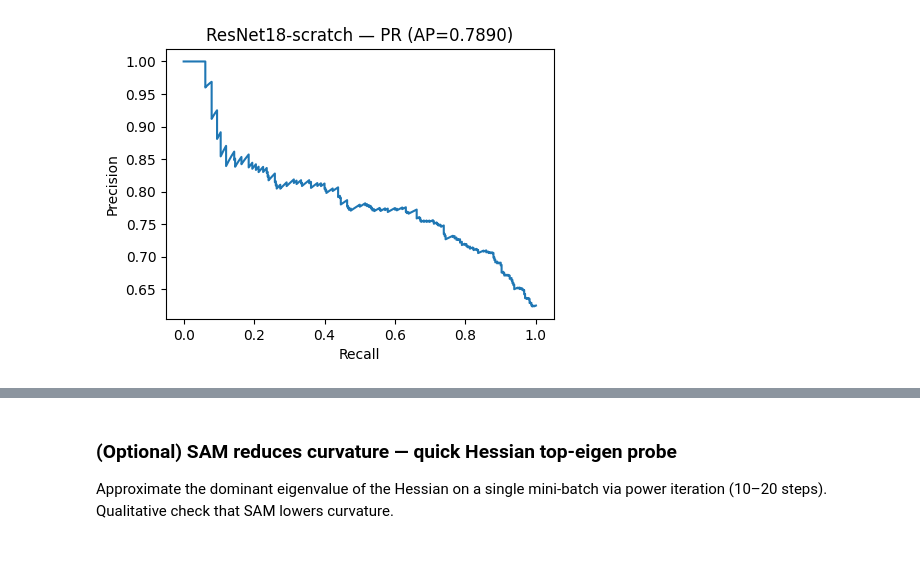
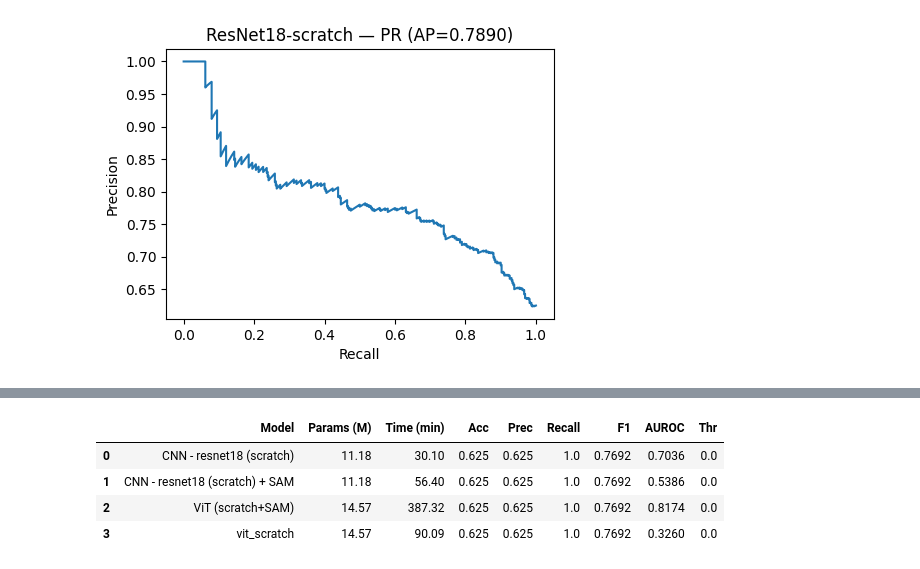
Before and after one commit to fouada/Deep-Learning-Project, a Jupyter notebook: notebooks/ViT_ResNet_SAM_Screening_Aligned.ipynb, the cells around one changed output, grey strips where cells are left out. Drawn from its saved outputs; the diff is of its cells as text; code cells hidden in the pictures.

```diff
--- a/notebooks/ViT_ResNet_SAM_Screening_Aligned.ipynb
+++ b/notebooks/ViT_ResNet_SAM_Screening_Aligned.ipynb
@@ -687,52 +748,31 @@ vit_scratch_sam_results = run_and_log(
 # %%
+# %% [code] {"id":"compare"}
+rows = []
+def add_row(name, res):
+    if res is None: return
+    r = res["summary@recall"]
+    rows.append({
+        "Model": name,
+        "Params (M)": round(res["params"]/1e6, 2),
+        "Time (min)": round(res["time_sec"]/60.0, 2),
+        "Acc": round(r["acc"], 4),
+        "Prec": round(r["precision"], 4),
+        "Recall": round(r["recall"], 4),
+        "F1": round(r["f1"], 4),
+        "AUROC": round(r["auroc"], 4),
+        "Thr": round(res["threshold"], 3)
+    })
 
-# === FINAL COMPARISON (robust) ===
-import pandas as pd
+add_row("CNN - resnet18 (scratch)", resnet18_scratch_results)
+add_row("CNN - resnet18 (scratch) + SAM", resnet18_scratch_sam_results)
+add_row("ViT (scratch+SAM)", vit_scratch_sam_results)
+add_row("vit_scratch", vit_scratch_results)
 
-def _pick(res):
-    if not isinstance(res, dict): return None
-    if "summary@recall" in res: return res["summary@recall"], res.get("threshold", 0.5), res.get("time_sec"), res.get("params")
-    if "summary@0.5" in res:    return res["summary@0.5"],    0.5,                        res.get("time_sec"), res.get("params")
-    keys = set(k.lower() for k in res.keys())
-    if {"acc","precision","recall","f1"}.issubset(keys): return res, res.get("thr", 0.5), res.get("time_sec"), res.get("params")
-    return None
-
-def _row(name, res):
-    p = _pick(res)
-    if not p: return None
-    summ, thr, time_sec, params = p
-    return {
-        "Model": name,
-        "Params (M)": round(params/1e6, 2) if isinstance(params, (int,float)) else None,
-        "Time (min)": round(time_sec/60, 2) if isinstance(time_sec, (int,float)) else None,
-        "Acc": round(float(summ["acc"]),4),
-        "Prec": round(float(summ["precision"]),4),
-        "Recall": round(float(summ["recall"]),4),
-        "F1": round(float(summ["f1"]),4),
-        "AUROC": round(float(summ.get("auroc", float("nan"))),4),
-        "Thr": round(float(thr),3)
-    }
-
-cands = [
-    ("ResNet18 (scratch)", globals().get("resnet18_scratch_results")),
-    ("ResNet18 (scratch + SAM)", globals().get("resnet18_scratch_sam_results")),
-    ("ViT-small (scratch)", globals().get("vit_scratch_results")),
-    ("ViT-small (scratch + SAM)", globals().get("vit_scratch_sam_results")),
-]
-
-rows = [r for (name, res) in cands if (r := _row(name, res))]
-if not rows:
-    print("No populated results yet — run the experiment cells above.")
-else:
-    df = pd.DataFrame(rows).dropna(how="all", axis=1)
-    df = df.sort_values(by=["F1","AUROC"], ascending=False).reset_index(drop=True)
-    try:
-        from ace_tools import display_dataframe_to_user
-        display_dataframe_to_user("Final comparison", df)
-    except Exception:
-        pass
-    df
+df = pd.DataFrame(rows)
+df
+# %% [output]
+|  | Model | Params (M) | Time (min) | Acc | Prec | Recall | F1 | AUROC | Thr |
+| 0 | CNN - resnet18 (scratch) | 11.18 | 30.10 | 0.625 | 0.625 | 1.0 | 0.7692 | 0.7036 | 0.0 |
+| 1 | CNN - resnet18 (scratch) + SAM | 11.18 | 56.40 | 0.625 | 0.625 | 1.0 | 0.7692 | 0.5386 | 0.0 |
+| 2 | ViT (scratch+SAM) | 14.57 | 387.32 | 0.625 | 0.625 | 1.0 | 0.7692 | 0.8174 | 0.0 |
+| 3 | vit_scratch | 14.57 | 90.09 | 0.625 | 0.625 | 1.0 | 0.7692 | 0.3260 | 0.0 |
-# %% [markdown]
-
-### (Optional) SAM reduces curvature — quick Hessian top‑eigen probe
-Approximate the dominant eigenvalue of the Hessian on a single mini‑batch via power iteration (10–20 steps). Qualitative check that SAM lowers curvature.
```
Also changed, not shown: parts of 5 cells of this notebook.
